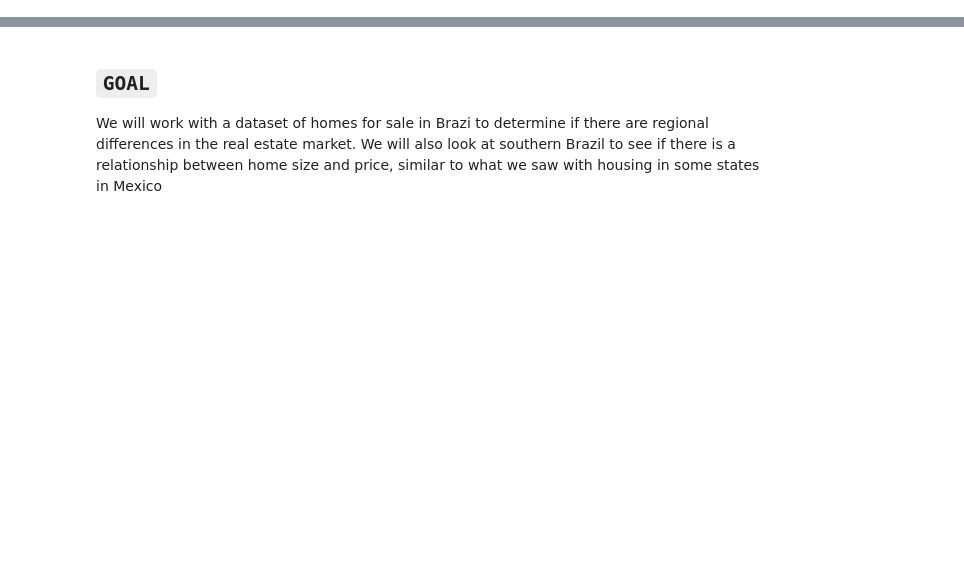
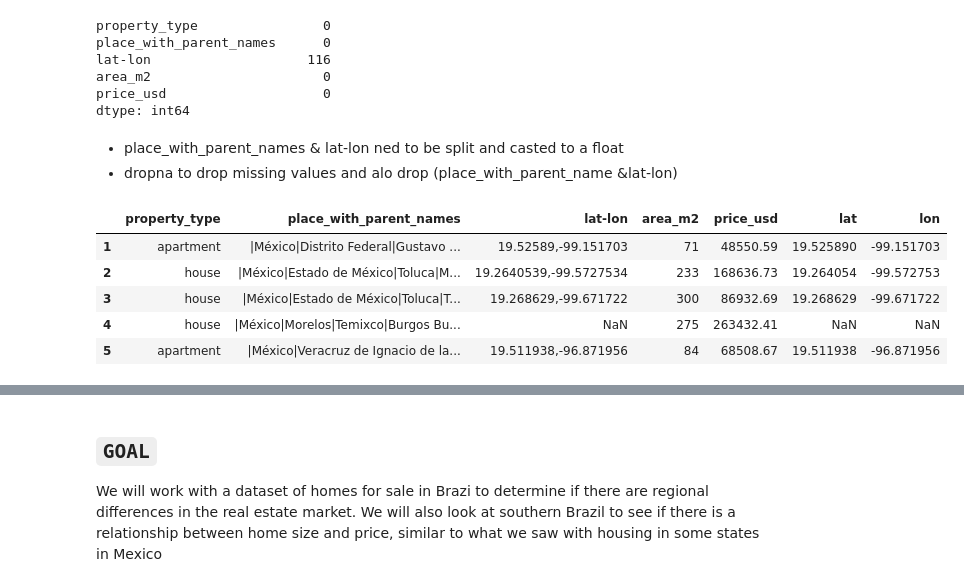
Before and after one commit to Harriet-ngomo/Real-estate-analysis-mexico-brazil, a Jupyter notebook: index.ipynb, the cells around one changed output, grey strips where cells are left out. Drawn from its saved outputs; the diff is of its cells as text; code cells hidden in the pictures; blank space fills up the shorter version.

```diff
--- a/index.ipynb
+++ b/index.ipynb
@@ -0,0 +283,24 @@
+# %%
+# Check missing values in df1
+missing_values(df3)
+# %% [output]
+property_type                0
+place_with_parent_names      0
+lat-lon                    116
+area_m2                      0
+price_usd                    0
+dtype: int64
+# %% [markdown]
+- place_with_parent_names & lat-lon ned to be split and casted to a float
+- dropna to drop missing values and alo drop (place_with_parent_name &lat-lon)
+# %%
+# Split lat-lon column to two columns 'lat' and 'lon'
+df3[["lat","lon"]] = df3["lat-lon"].str.split(",",expand = True).astype(float)
+df3.head()
+# %% [output]
+|  | property_type | place_with_parent_names | lat-lon | area_m2 | price_usd | lat | lon |
+| 1 | apartment | |México|Distrito Federal|Gustavo ... | 19.52589,-99.151703 | 71 | 48550.59 | 19.525890 | -99.151703 |
+| 2 | house | |México|Estado de México|Toluca|M... | 19.2640539,-99.5727534 | 233 | 168636.73 | 19.264054 | -99.572753 |
+| 3 | house | |México|Estado de México|Toluca|T... | 19.268629,-99.671722 | 300 | 86932.69 | 19.268629 | -99.671722 |
+| 4 | house | |México|Morelos|Temixco|Burgos Bu... | NaN | 275 | 263432.41 | NaN | NaN |
+| 5 | apartment | |México|Veracruz de Ignacio de la... | 19.511938,-96.871956 | 84 | 68508.67 | 19.511938 | -96.871956 |
```
Also changed, not shown: parts of 47 cells of this notebook, 1 other file.
